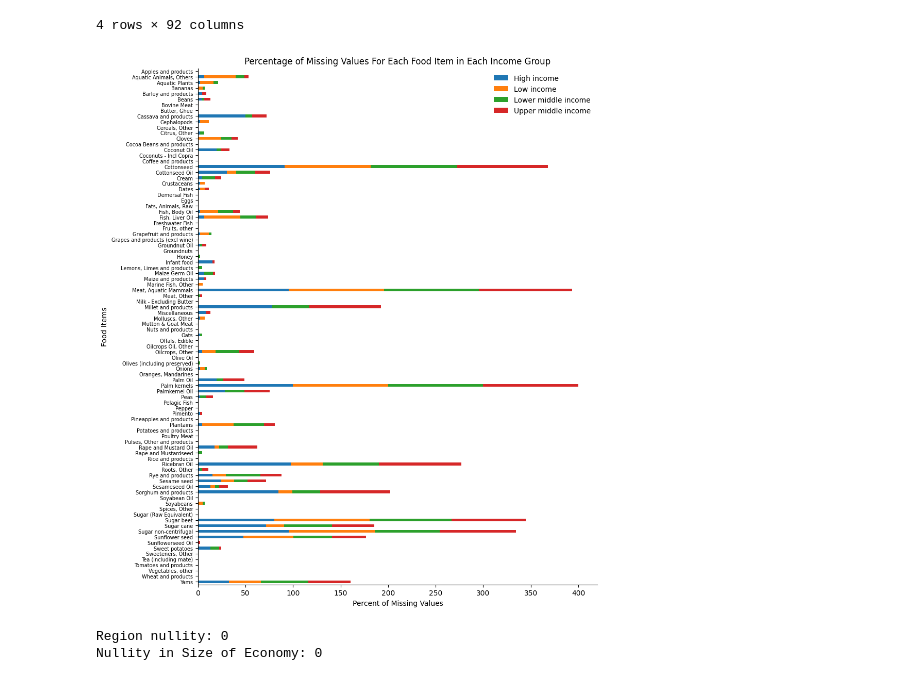
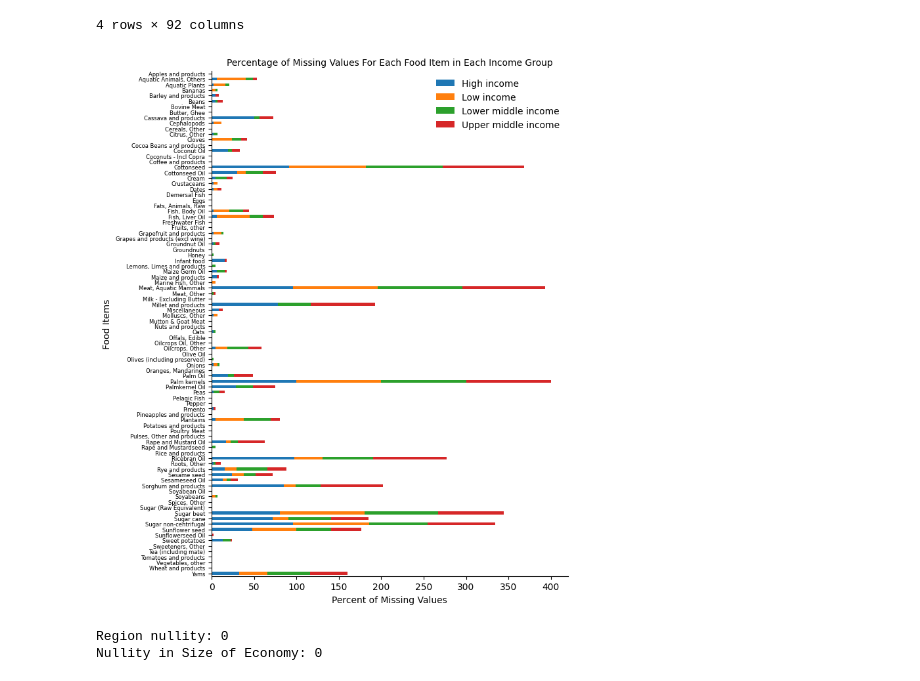
Before and after one commit to DavidMbelwa/thesis, a Jupyter notebook: Materials_and_methods.ipynb, the cells around one changed output. Cells and saved outputs as stored; diff of their text form; code cells hidden in the pictures.

```diff
--- a/Materials_and_methods.ipynb
+++ b/Materials_and_methods.ipynb
@@ -278,15 +278,15 @@ percentage_of_nullity_dietary_intake_transposed = percentage_of_nullity.T
 ax = percentage_of_nullity_dietary_intake_transposed.plot(kind='barh',
                                                           stacked=True)
 
-ax.figure.set_size_inches(10, 13)
+ax.figure.set_size_inches(7, 10)
 ax.set(xlabel='Percent of Missing Values',
        ylabel='Food Items')
 ax.legend(loc='lower right', frameon=False)
 #ax.invert_yaxis()
 for spine in ['top', 'right'] :
     ax.spines[spine].set_visible(False)
-ax.set_title('Percentage of Missing Values For Each Food Item in Each Income Group', fontdict={'fontsize' : 10})
-ax.tick_params(axis='y', which= 'major', labelsize=5.5)
+# ax.set_title('Percentage of Missing Values For Each Food Item in Each Income Group', fontdict={'fontsize' : 10})
+ax.tick_params(axis='y', which= 'major', labelsize=6)
 
 #plt.set_size_inches(9, 7)
 #plt.savefig('Percent_of_Nullity_1st_indicator.png')
@@ -953,29 +992,32 @@ display(percentage_of_nullity_of_food_groups)
 # %%
 percentage_of_nullity_of_food_groups_pivoted = percentage_of_nullity_of_food_groups.T
 
 #display(percentage_of_nullity_of_food_groups_pivoted)
 
 
 
 ## 5.3. Visualizing Missingness
 
 #fig = plt.figure()
 #fig.set_size_inches(10, 7)
 
 ax = percentage_of_nullity_of_food_groups_pivoted.plot(kind= 'barh',
                                   stacked=True)
 
-ax.figure.set_size_inches(10, 13)
+ax.figure.set_size_inches(7, 10)
 ax.set(xlabel='Percent of Missing Values',
        ylabel='Food Items')
 ax.legend(loc='upper right', frameon=False)
 for spine in ['top', 'right'] :
     ax.spines[spine].set_visible(False)
-ax.set_title('Percentage of Missing Values For Each Food Item in Each Income Group', fontdict={'fontsize' :12})
-ax.tick_params(axis='y', which= 'major', labelsize=7)
+ax.set_title('Percentage of Missing Values For Each Food Item in Each Income Group', fontdict={'fontsize' :10})
+ax.tick_params(axis='y', which= 'major', labelsize=6)
 ax.invert_yaxis()
+
+
+# plt.savefig("missing_values_shannon.png")
 # %% [output]
-[figure, old version]
+[figure, new version]
 # %%
 ## 5.4. Encoding the categorical values of Region and Size of Economy:
 
```
Also changed, not shown: parts of 77 cells of this notebook, 23 other files.
